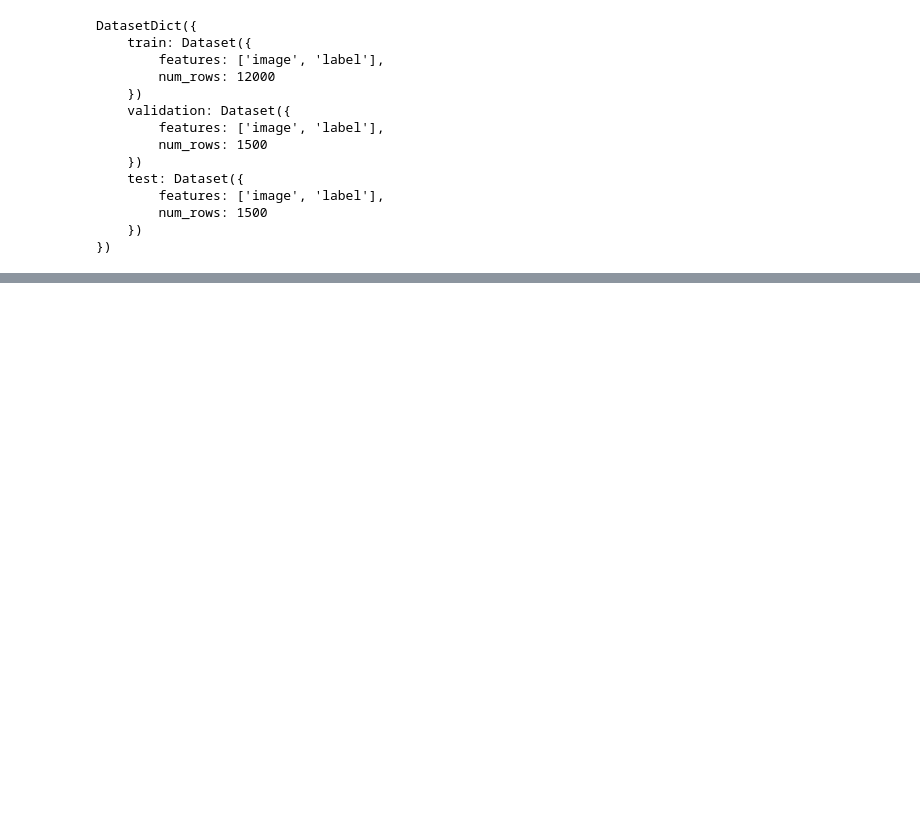
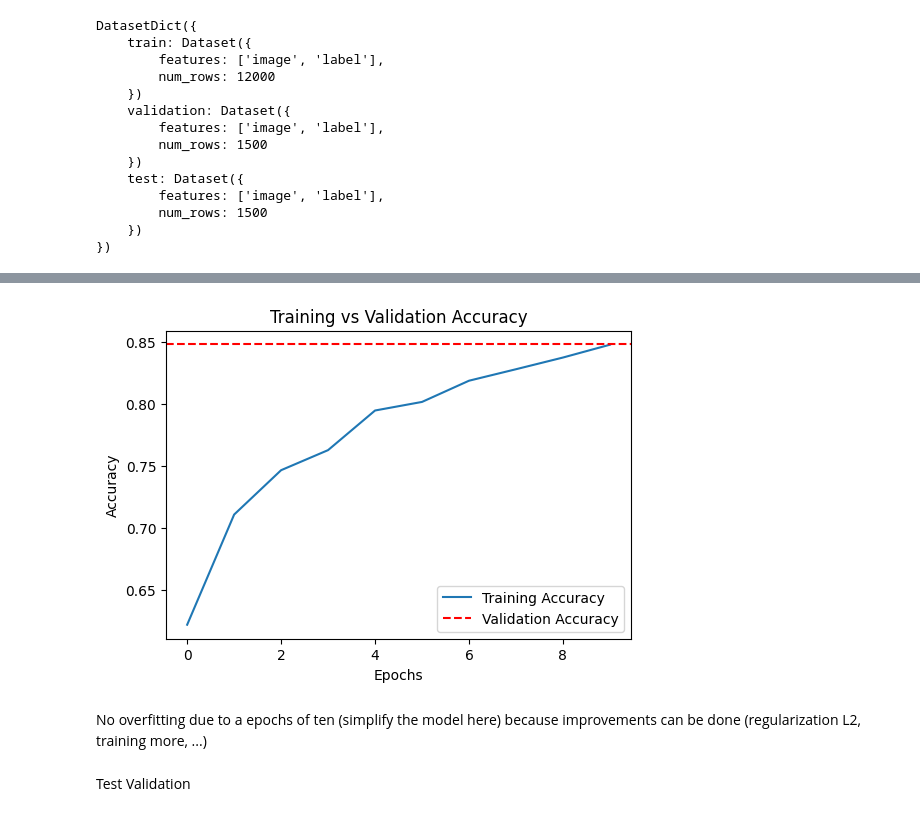
Before and after one commit to AdWunder/Cancer_Brain, a Jupyter notebook: notebooks/02_data_modeling.ipynb, the cells around one changed output, grey strips where cells are left out. Drawn from its saved outputs; the diff is of its cells as text; code cells hidden in the pictures; blank space fills up the shorter version.

```diff
--- a/notebooks/02_data_modeling.ipynb
+++ b/notebooks/02_data_modeling.ipynb
@@ -39,0 +187,13 @@ DatasetDict({
+# %%
+# Converting validation data to tf dataset
+val_tf = (
+    ds["validation"]
+      .to_tf_dataset(columns=["image"], label_cols=["label"],
+                     batch_size=BATCH, shuffle=False)
+      .map(preprocess_image, num_parallel_calls=AUTOTUNE)
+      .prefetch(AUTOTUNE)
+)
+
+# Validation of the model
+val_loss, val_acc = modelCNN.evaluate(val_tf, verbose=0)
+print(f"Validation — acc: {val_acc:.3f} | loss: {val_loss:.3f}")
@@ -39,0 +207,16 @@ DatasetDict({
+# %%
+# Comparison of training and validation accuracy
+plt.figure(figsize=(6, 4))
+plt.plot(history.history['accuracy'], label='Training Accuracy')
+plt.axhline(y=val_acc, color='r', linestyle='--', label='Validation Accuracy')
+plt.title('Training vs Validation Accuracy')
+plt.xlabel('Epochs')
+plt.ylabel('Accuracy')
+plt.legend()
+plt.show()
+# %% [output]
+[figure, added]
+# %% [markdown]
+No overfitting due to a epochs of ten (simplify the model here) because improvements can be done (regularization L2, training more, ...)
+# %% [markdown]
+Test Validation
```
Also changed, not shown: parts of 17 cells of this notebook, 4 other files.
